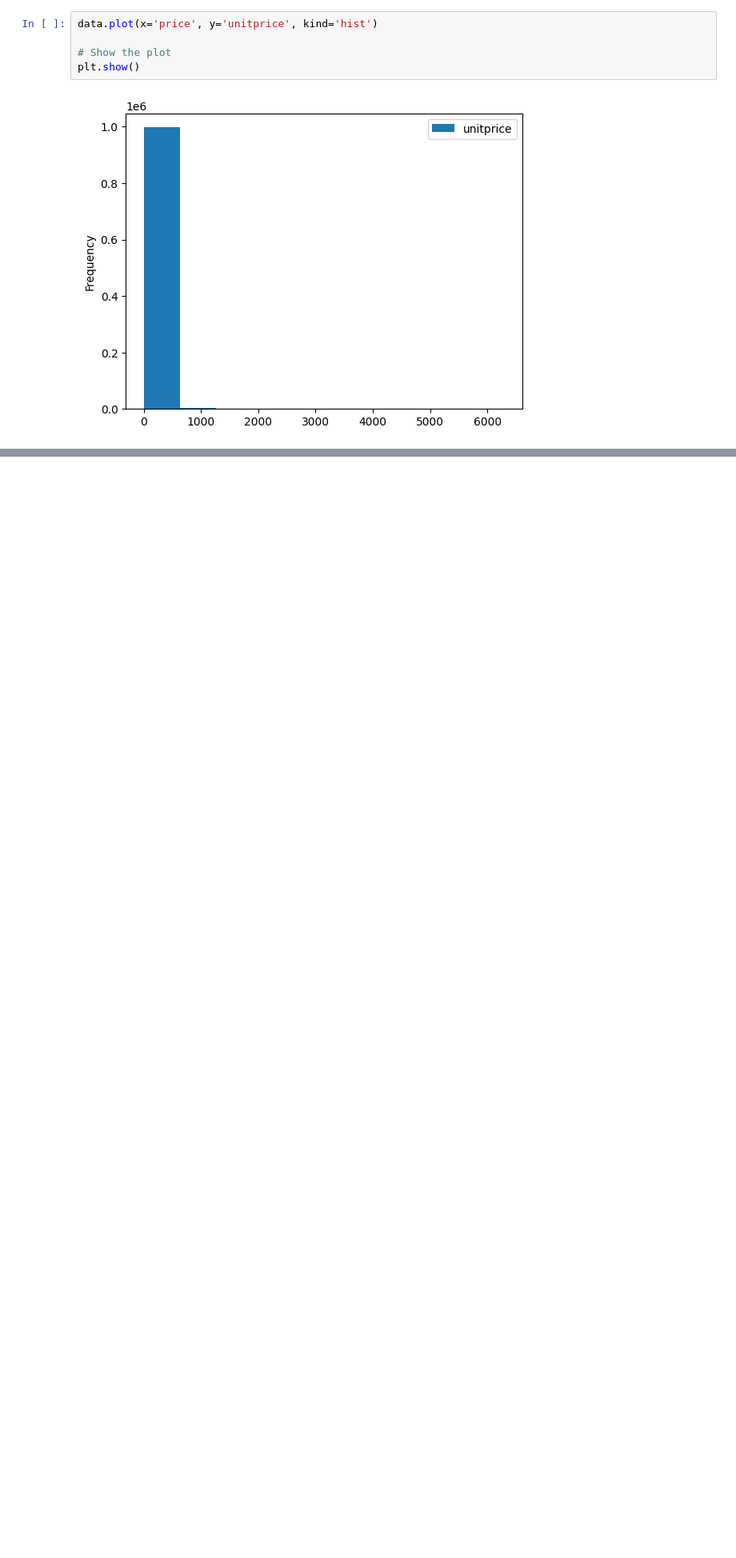
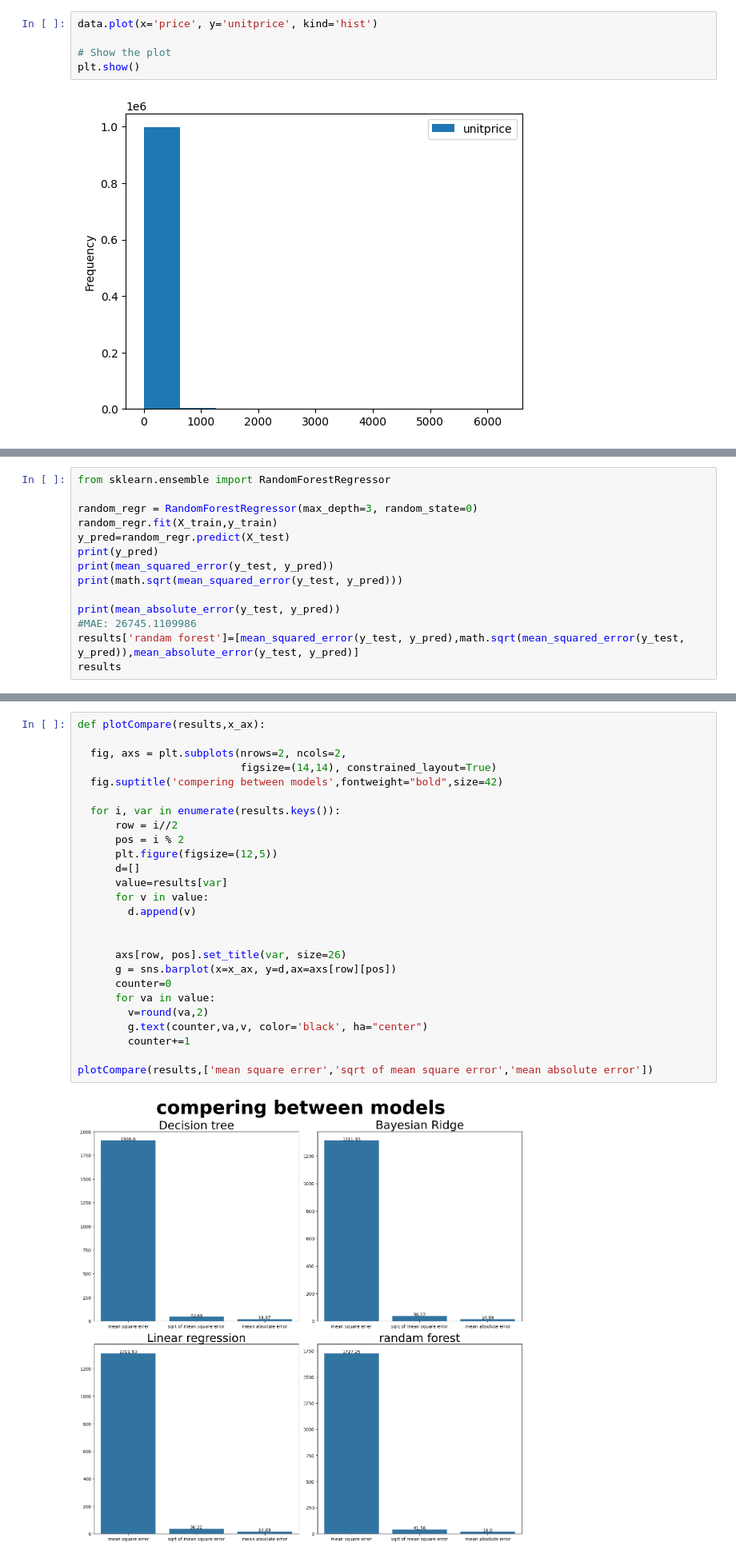
Before and after one commit to MariamTakoo/Availa-GP, a Jupyter notebook: DataCleaned_.ipynb, the cells around one changed output, grey strips where cells are left out. Shown at 80% size. Cells and saved outputs as stored; diff of their text form; blank space fills up the shorter version.

```diff
--- a/DataCleaned_.ipynb
+++ b/DataCleaned_.ipynb
@@ -710,0 +817,14 @@ R-squared: 0.8753498997035625
+# %%
+from sklearn.ensemble import RandomForestRegressor
+
+random_regr = RandomForestRegressor(max_depth=3, random_state=0)
+random_regr.fit(X_train,y_train)
+y_pred=random_regr.predict(X_test)
+print(y_pred)
+print(mean_squared_error(y_test, y_pred))
+print(math.sqrt(mean_squared_error(y_test, y_pred)))
+
+print(mean_absolute_error(y_test, y_pred))
+#MAE: 26745.1109986
+results['randam forest']=[mean_squared_error(y_test, y_pred),math.sqrt(mean_squared_error(y_test, y_pred)),mean_absolute_error(y_test, y_pred)]
+results
@@ -710,0 +852,28 @@ R-squared: 0.8753498997035625
+# %%
+def plotCompare(results,x_ax):
+
+  fig, axs = plt.subplots(nrows=2, ncols=2,
+                          figsize=(14,14), constrained_layout=True)
+  fig.suptitle('compering between models',fontweight="bold",size=42)
+
+  for i, var in enumerate(results.keys()):
+      row = i//2
+      pos = i % 2
+      plt.figure(figsize=(12,5))
+      d=[]
+      value=results[var]
+      for v in value:
+        d.append(v)
+
+
+      axs[row, pos].set_title(var, size=26)
+      g = sns.barplot(x=x_ax, y=d,ax=axs[row][pos])
+      counter=0
+      for va in value:
+        v=round(va,2)
+        g.text(counter,va,v, color='black', ha="center")
+        counter+=1
+
+plotCompare(results,['mean square errer','sqrt of mean square error','mean absolute error'])
+# %% [output]
+[figure, added]
```
Also changed, not shown: parts of 44 cells of this notebook.
